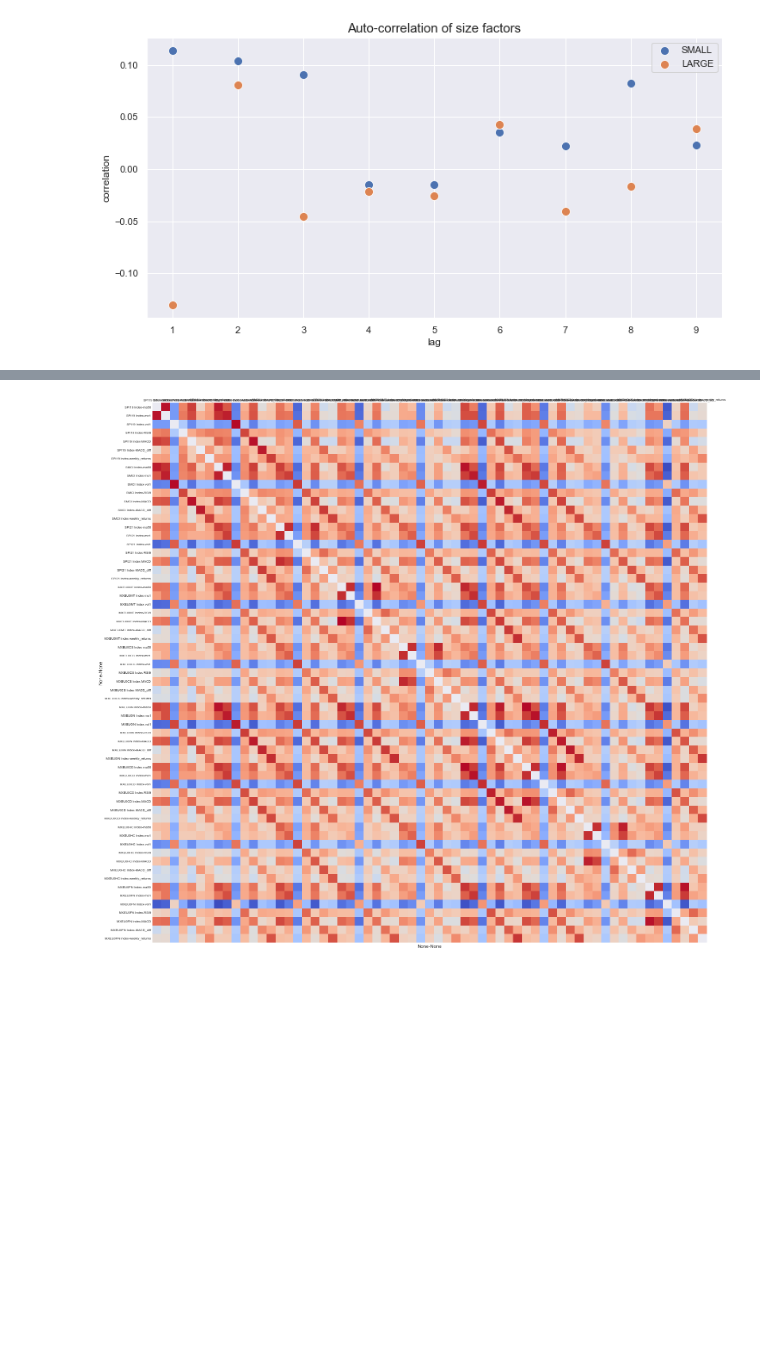
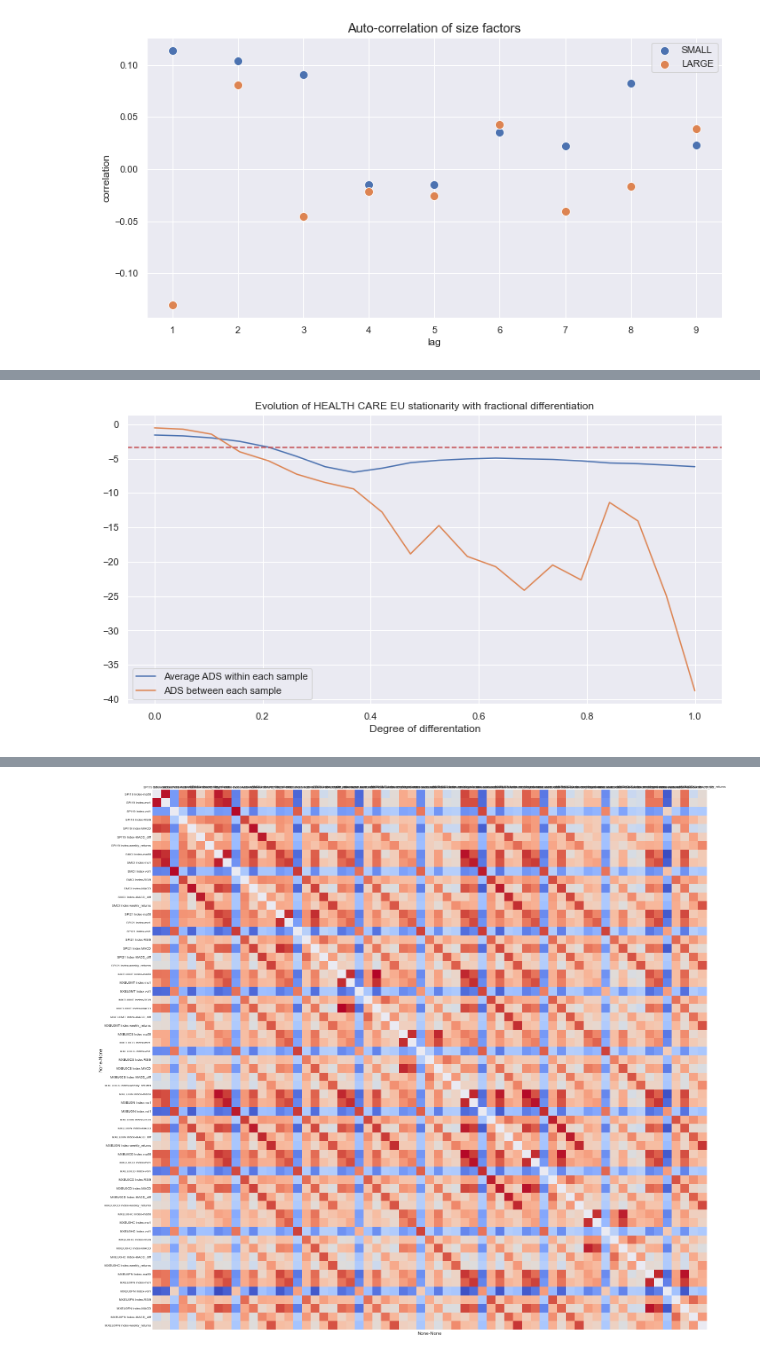
Before and after one commit to lacoupe/BCVS, a Jupyter notebook: SW/size/size.ipynb, the cells around one changed output, grey strips where cells are left out. Cells and saved outputs as stored; diff of their text form; code cells hidden in the pictures; blank space fills up the shorter version.

```diff
--- a/SW/size/size.ipynb
+++ b/SW/size/size.ipynb
@@ -146,2 +180,25 @@ def fast_fracdiff(x, d):
+# %%
+feature = 'HEALTH CARE EU'
+feature_fdf = data[feature].loc['2010-01-01':]
+
+ads_input = []
+ads_mean_input = []
+d_list = np.linspace(0, 1, 20)
+
+for d in d_list:
+    feature_fdf = pd.Series(fast_fracdiff(feature_fdf, d))[50:]
+    ads_input.append(feature_fdf.rolling(input_period).apply(lambda x: adfuller(x)[0]).mean())
+    ads_mean_input.append(adfuller(feature_fdf.rolling(input_period).mean().dropna())[0])
+
+fig, ax = plt.subplots(figsize=(12, 6))
+plt.plot(d_list, ads_input, label='Average ADS within each sample')
+plt.plot(d_list, ads_mean_input, label='ADS between each sample')
+plt.title(f'Evolution of {feature} stationarity with fractional differentiation')
+plt.axhline(y=-3.43, color='r', linestyle='--')
+plt.xlabel('Degree of differentation')
+plt.legend()
+plt.show()
+# %% [output]
+[figure, added]
 # %%
 df_ads = pd.DataFrame(index=['ADS within each sample', 'ADS between each sample'])
```
Also changed, not shown: parts of 8 cells of this notebook, 1 other file.
